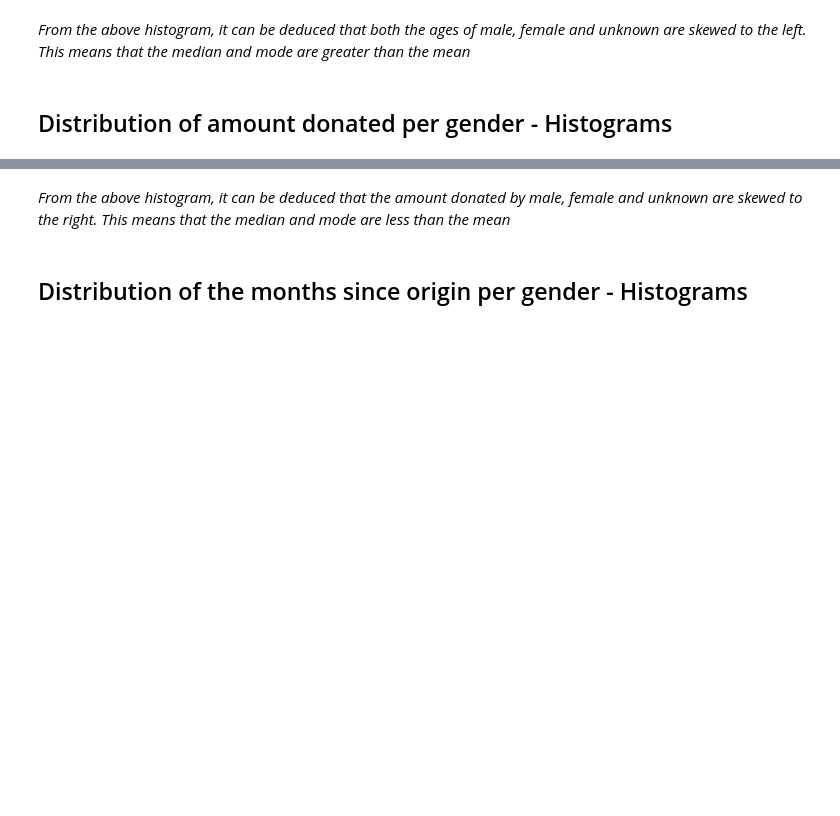
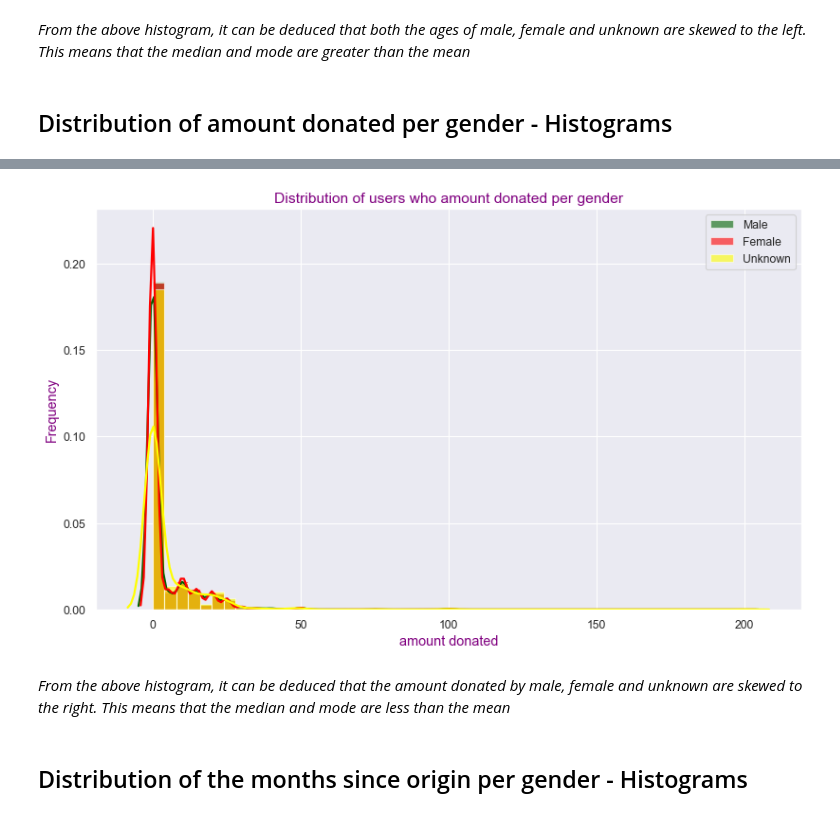
Before and after one commit to jindukwentua/Applying-Machine-Learning-to-Charity-donations, a Jupyter notebook: notebook/analysis.ipynb, the cells around one changed output, grey strips where cells are left out. Drawn from its saved outputs; the diff is of its cells as text; code cells hidden in the pictures; blank space fills up the shorter version.

```diff
--- a/notebook/analysis.ipynb
+++ b/notebook/analysis.ipynb
@@ -761,25 +1680,27 @@ plt.show()
 # %%
 # Plotting histogram to show distribution of age per gender
 #
-male = train_data.loc[train_data.donor_gender=='M', 'amount_donated']    # Selecting only male datapoints in the amount donated column
-female = train_data.loc[train_data.donor_gender=='F', 'amount_donated']  # Selecting only female datapoints in the amount donated column
-unknown = train_data.loc[train_data.donor_gender=='U', 'amount_donated']  # Selecting only unknown datapoints in the amount donated column
+male = reg_train_data.loc[reg_train_data.donor_gender=='M', 'amount_donated']    # Selecting only male datapoints in the amount donated column
+female = reg_train_data.loc[reg_train_data.donor_gender=='F', 'amount_donated']  # Selecting only female datapoints in the amount donated column
+unknown = reg_train_data.loc[reg_train_data.donor_gender=='U', 'amount_donated']  # Selecting only unknown datapoints in the amount donated column
 
 # Creating a dictionary containing opacaticy and line width in a dictionary for efficiency
 #
 kwargs = dict(hist_kws={'alpha':.6}, kde_kws={'linewidth':2})
 
 # Plotting the histograms
 #
 plt.figure(figsize=(12,7), dpi= 80)
 sns.distplot(male, color="darkgreen", label="Male", **kwargs)
 sns.distplot(female, color="red", label="Female", **kwargs)
 sns.distplot(unknown, color="yellow", label="Unknown", **kwargs)
 plt.title('Distribution of users who amount donated per gender', fontsize = 14, color = 'purple')
 plt.xlabel('amount donated', fontsize = 13, color = 'purple')
 plt.ylabel('Frequency', fontsize = 13, color = 'purple')
 plt.legend()
 plt.show()
+# %% [output]
+[figure, added]
 # %% [markdown]
 *From the above histogram, it can be deduced that the amount donated by male, female and unknown are skewed to the right. This means that the median and mode are less than the mean*
 # %% [markdown]
```
Also changed, not shown: parts of 114 cells of this notebook, 6 other files.
